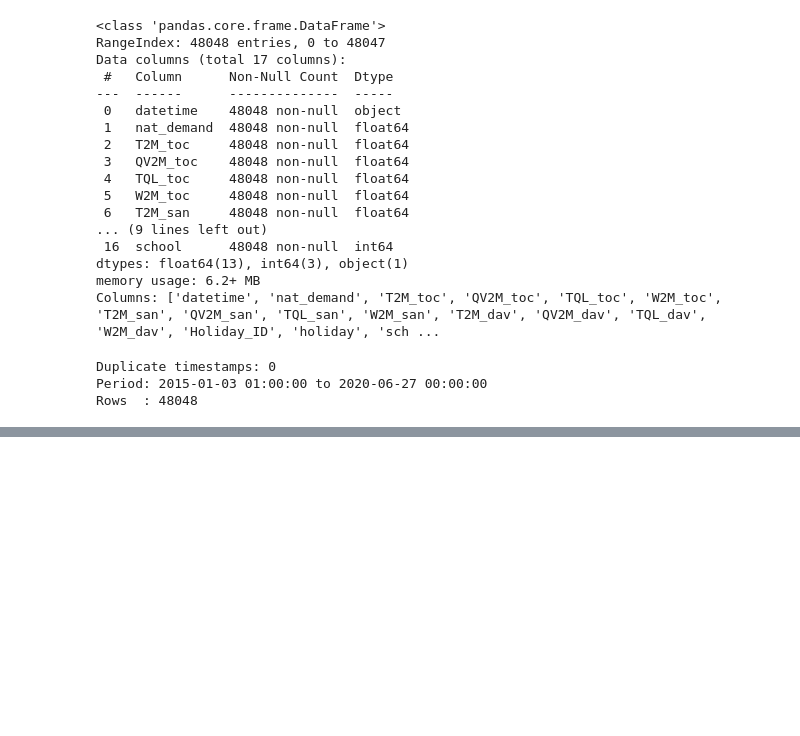
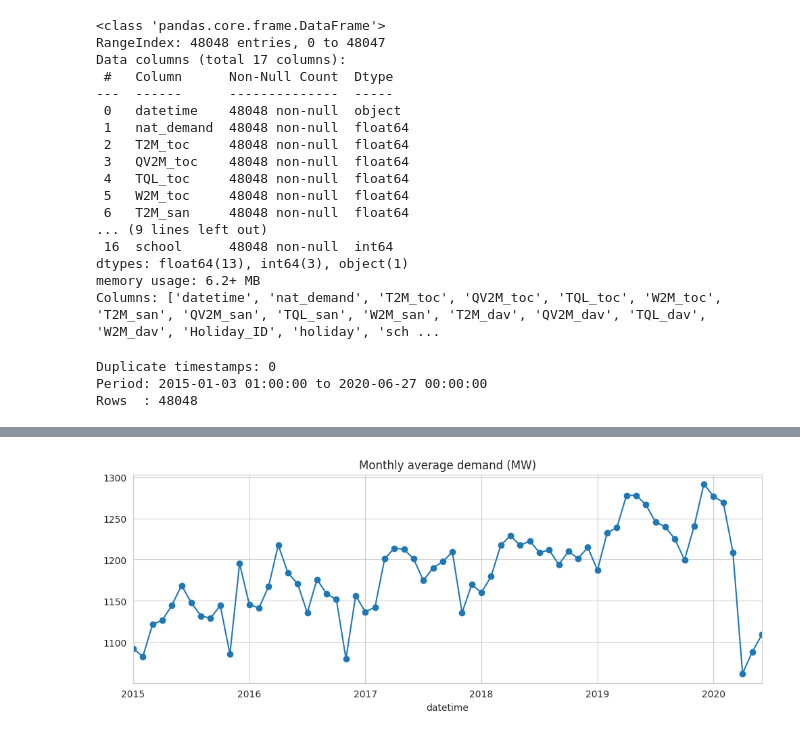
Before and after one commit to Handdyy11/Electricity_load_forecasting, a Jupyter notebook: Electricity_forcasting.ipynb, the cells around one changed output, grey strips where cells are left out. Cells and saved outputs as stored; diff of their text form; code cells hidden in the pictures; blank space fills up the shorter version.

```diff
--- a/Electricity_forcasting.ipynb
+++ b/Electricity_forcasting.ipynb
@@ -59,0 +147,5 @@ Rows  : 48048
+# %%
+df.set_index("datetime")[TARGET].resample("MS").mean().plot(marker="o", title="Monthly average demand (MW)")
+plt.show()
+# %% [output]
+[figure, added]
```
Also changed, not shown: parts of 15 cells of this notebook.
